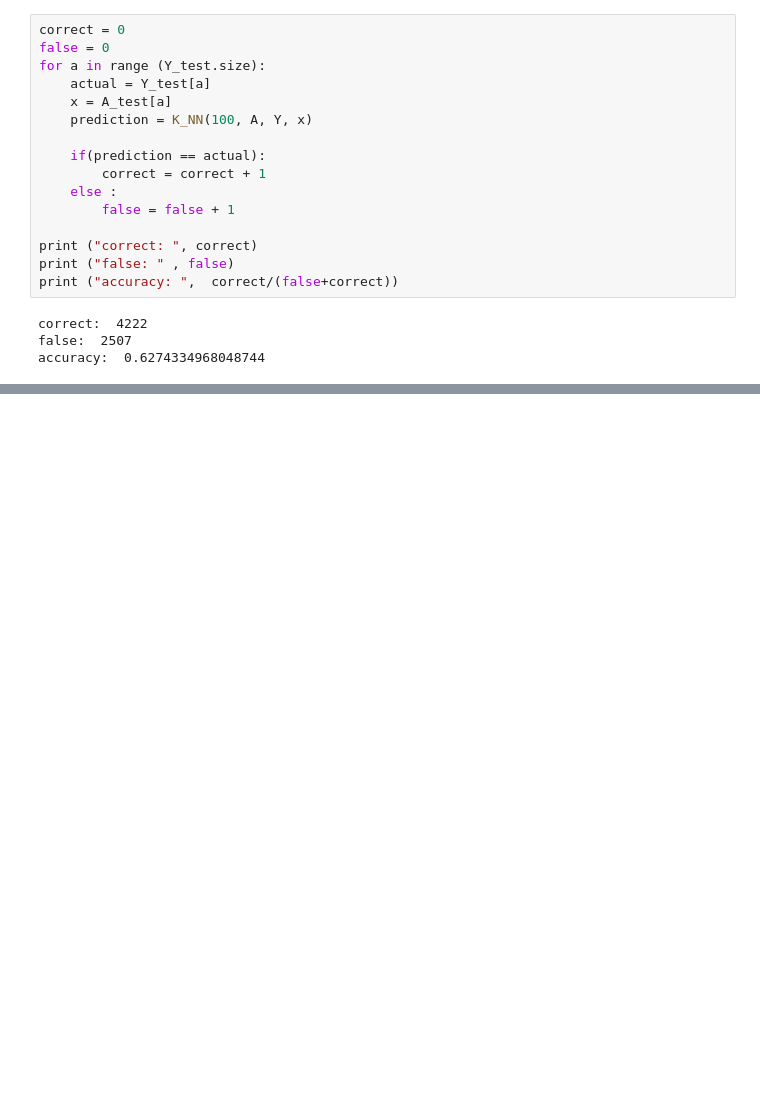
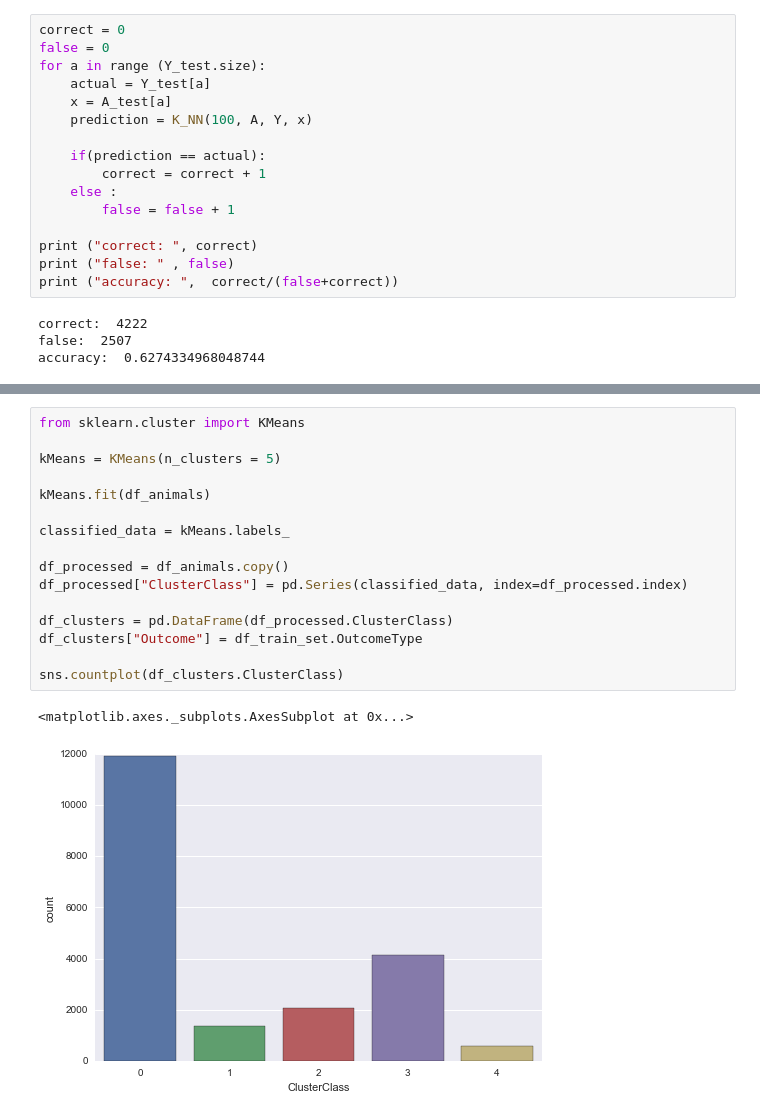
Before and after one commit to Bogazici-SWE546-Spring2016/SWE546_Final_Project, a Jupyter notebook: IdilGun_FinalAssignment.ipynb, the cells around one changed output, grey strips where cells are left out. Saved outputs shown, nothing was run; the diff lists cells and outputs as text; blank space fills up the shorter version.

```diff
--- a/IdilGun_FinalAssignment.ipynb
+++ b/IdilGun_FinalAssignment.ipynb
@@ -388,0 +462,19 @@ accuracy:  0.6274334968048744
+# %%
+from sklearn.cluster import KMeans
+
+kMeans = KMeans(n_clusters = 5)
+
+kMeans.fit(df_animals)
+
+classified_data = kMeans.labels_
+
+df_processed = df_animals.copy()
+df_processed["ClusterClass"] = pd.Series(classified_data, index=df_processed.index)
+
+df_clusters = pd.DataFrame(df_processed.ClusterClass)
+df_clusters["Outcome"] = df_train_set.OutcomeType
+
+sns.countplot(df_clusters.ClusterClass)
+# %% [output]
+<matplotlib.axes._subplots.AxesSubplot at 0x...>
+[figure, added]
```
Also changed, not shown: parts of 17 cells of this notebook.
